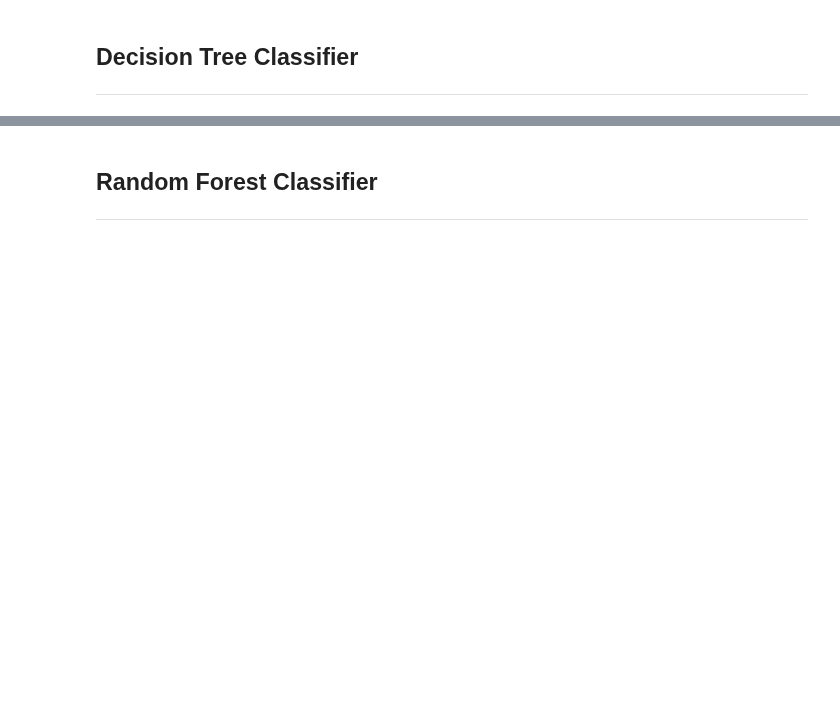
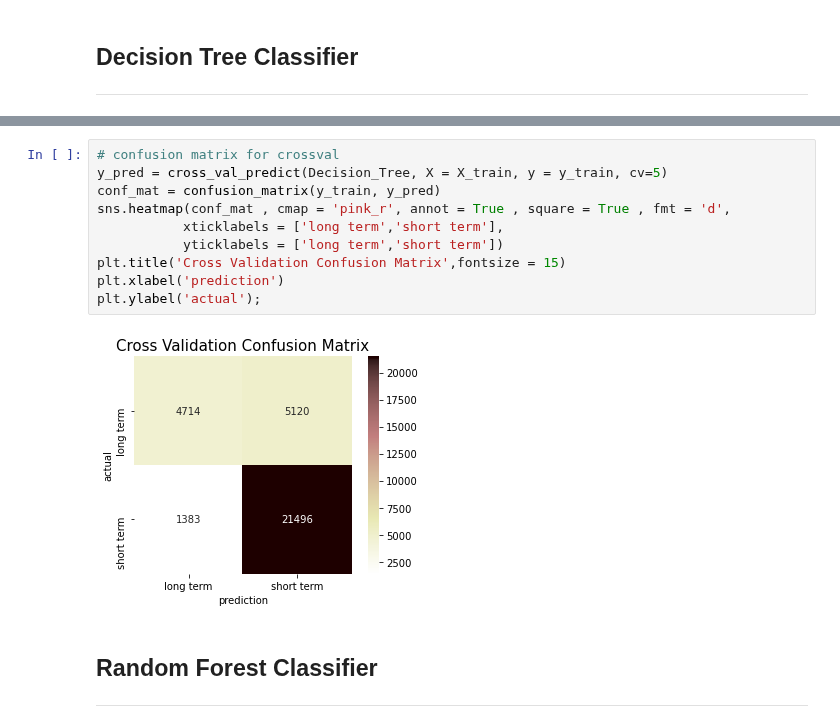
Before and after one commit to iamal95/Bank-Loan-classification, a Jupyter notebook: Code/Bank-Loan-classification.ipynb, the cells around one changed output, grey strips where cells are left out. Cells and saved outputs as stored; diff of their text form; blank space fills up the shorter version.

```diff
--- a/Code/Bank-Loan-classification.ipynb
+++ b/Code/Bank-Loan-classification.ipynb
@@ -1192,3 +1198,15 @@ plt.ylabel('actual');
+# %%
+# confusion matrix for crossval
+y_pred = cross_val_predict(Decision_Tree, X = X_train, y = y_train, cv=5)
+conf_mat = confusion_matrix(y_train, y_pred)
+sns.heatmap(conf_mat , cmap = 'pink_r', annot = True , square = True , fmt = 'd',
+           xticklabels = ['long term','short term'],
+           yticklabels = ['long term','short term'])
+plt.title('Cross Validation Confusion Matrix',fontsize = 15)
+plt.xlabel('prediction')
+plt.ylabel('actual');
+# %% [output]
+[figure, added]
 # %% [markdown]
 ## Random Forest Classifier
 ---
```
Also changed, not shown: parts of 54 cells of this notebook.
